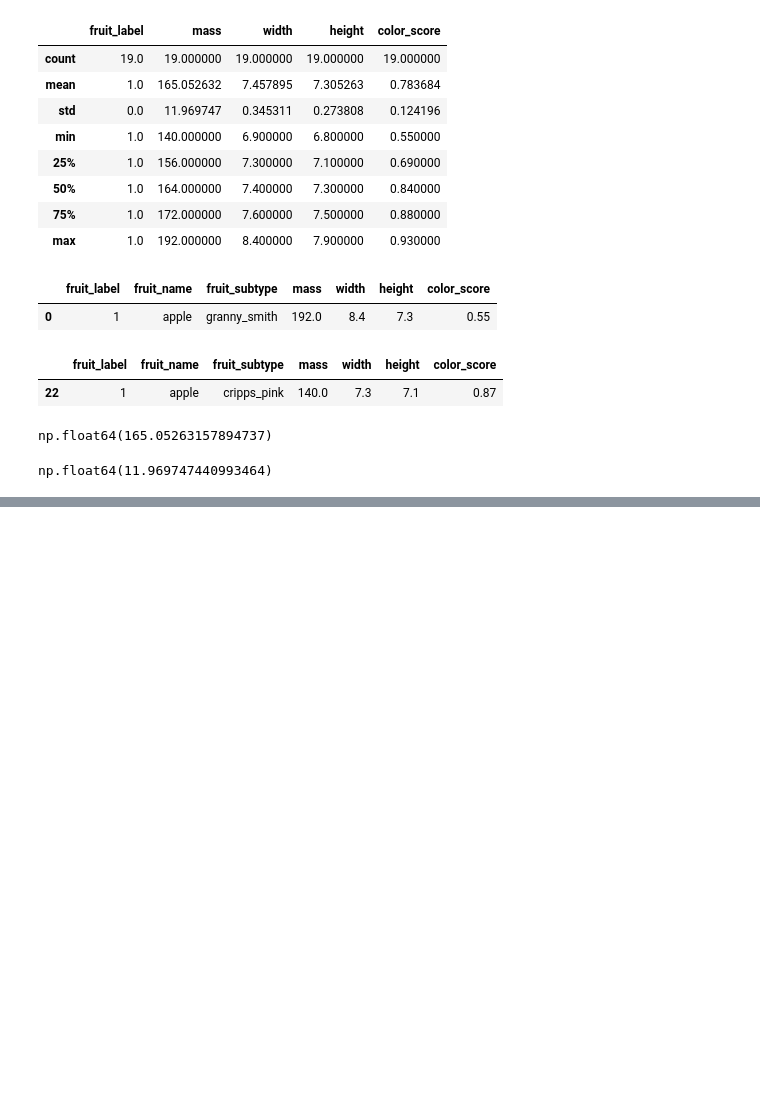
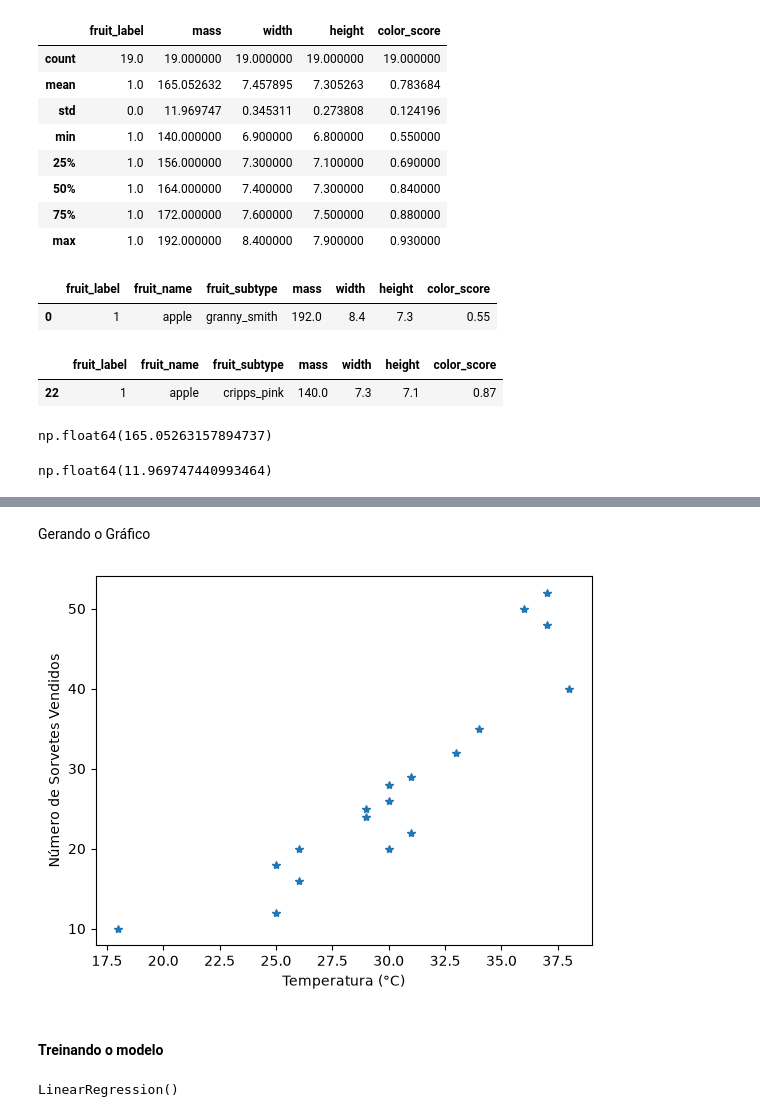
Before and after one commit to engcriscunha/Curso-Machine-Learning-DELL, a Jupyter notebook: fruits.ipynb, the cells around one changed output, grey strips where cells are left out. Saved outputs shown, nothing was run; the diff lists cells and outputs as text; code cells hidden in the pictures; blank space fills up the shorter version.

```diff
--- a/fruits.ipynb
+++ b/fruits.ipynb
@@ -763,0 +792,6 @@ np.float64(11.969747440993464)
+# %%
+temperatura = np.array([30, 25, 36, 18, 25, 29, 30, 33, 37, 31, 26, 37, 29, 26, 30, 31, 34, 38])
+# %%
+numero_sorvetes = np.array([20, 12, 50, 10, 18, 25, 26, 32, 48, 22, 16, 52, 24, 20, 28, 29, 35, 40])
+# %%
+df = pd.DataFrame({'temperatura': temperatura, 'numero_sorvetes': numero_sorvetes})
@@ -763,0 +807,11 @@ np.float64(11.969747440993464)
+# %% [markdown]
+Gerando o Gráfico
+# %%
+plt.plot(df['temperatura'], df['numero_sorvetes'], '*')
+plt.xlabel('Temperatura (°C)')
+plt.ylabel('Número de Sorvetes Vendidos')
+plt.show()
+# %% [output]
+[figure, added]
+# %% [markdown]
+#### Treinando o modelo
@@ -763,0 +832,5 @@ np.float64(11.969747440993464)
+# %%
+# treina o modelo com os dados de treino
+modelo.fit(x_treino.reshape(-1, 1), y_treino.reshape(-1, 1))
+# %% [output]
+LinearRegression()
```
Also changed, not shown: parts of 16 cells of this notebook.
